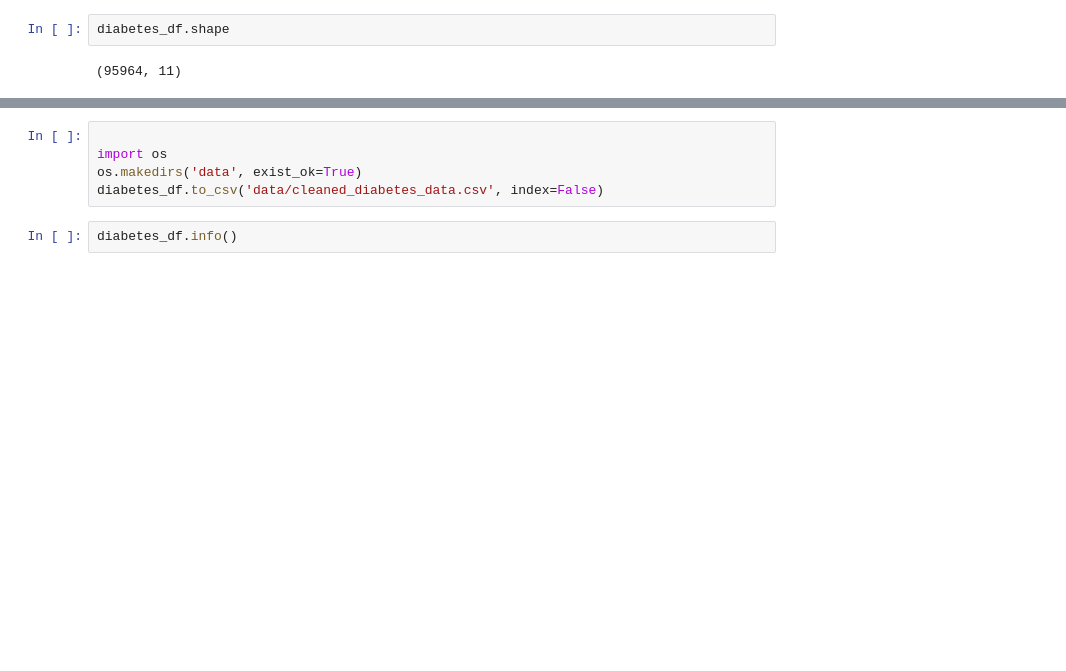
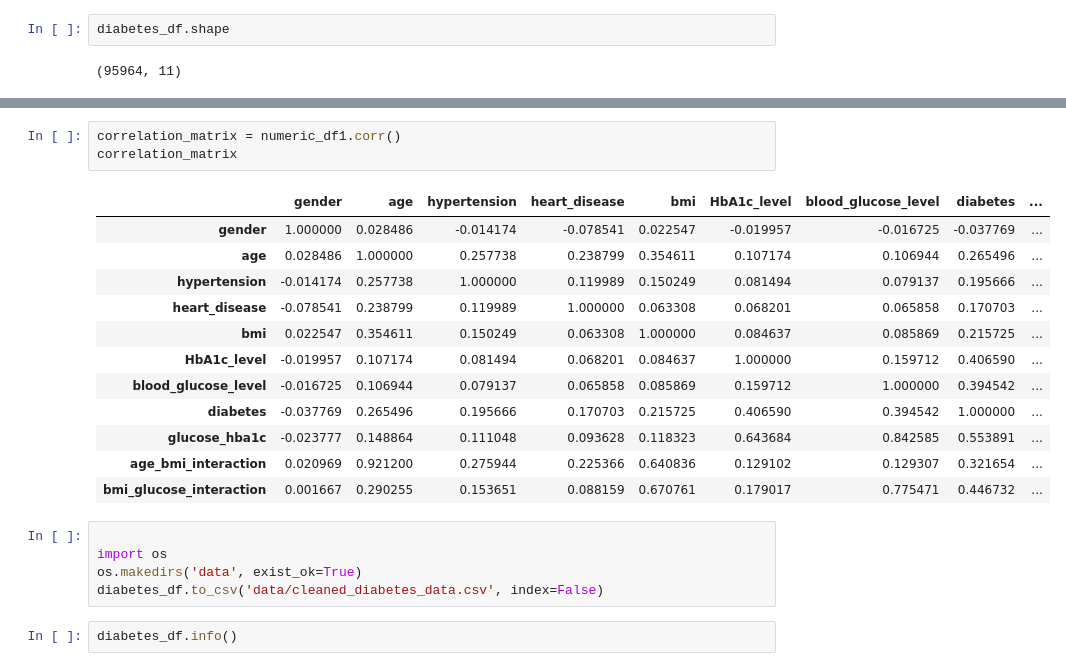
Before and after one commit to Shansgupta/MultipleDiseasePrediction, a Jupyter notebook: EDA_and_FE.ipynb, the cells around one changed output, grey strips where cells are left out. Drawn from its saved outputs; the diff is of its cells as text; blank space fills up the shorter version.

```diff
--- a/EDA_and_FE.ipynb
+++ b/EDA_and_FE.ipynb
@@ -325,3 +387,19 @@ diabetes_df.shape
+# %%
+correlation_matrix = numeric_df1.corr()
+correlation_matrix
+# %% [output]
+|  | gender | age | hypertension | heart_disease | bmi | HbA1c_level | blood_glucose_level | diabetes | ... |
+| gender | 1.000000 | 0.028486 | -0.014174 | -0.078541 | 0.022547 | -0.019957 | -0.016725 | -0.037769 | ... |
+| age | 0.028486 | 1.000000 | 0.257738 | 0.238799 | 0.354611 | 0.107174 | 0.106944 | 0.265496 | ... |
+| hypertension | -0.014174 | 0.257738 | 1.000000 | 0.119989 | 0.150249 | 0.081494 | 0.079137 | 0.195666 | ... |
+| heart_disease | -0.078541 | 0.238799 | 0.119989 | 1.000000 | 0.063308 | 0.068201 | 0.065858 | 0.170703 | ... |
+| bmi | 0.022547 | 0.354611 | 0.150249 | 0.063308 | 1.000000 | 0.084637 | 0.085869 | 0.215725 | ... |
+| HbA1c_level | -0.019957 | 0.107174 | 0.081494 | 0.068201 | 0.084637 | 1.000000 | 0.159712 | 0.406590 | ... |
+| blood_glucose_level | -0.016725 | 0.106944 | 0.079137 | 0.065858 | 0.085869 | 0.159712 | 1.000000 | 0.394542 | ... |
+| diabetes | -0.037769 | 0.265496 | 0.195666 | 0.170703 | 0.215725 | 0.406590 | 0.394542 | 1.000000 | ... |
+| glucose_hba1c | -0.023777 | 0.148864 | 0.111048 | 0.093628 | 0.118323 | 0.643684 | 0.842585 | 0.553891 | ... |
+| age_bmi_interaction | 0.020969 | 0.921200 | 0.275944 | 0.225366 | 0.640836 | 0.129102 | 0.129307 | 0.321654 | ... |
+| bmi_glucose_interaction | 0.001667 | 0.290255 | 0.153651 | 0.088159 | 0.670761 | 0.179017 | 0.775471 | 0.446732 | ... |
 # %%
 
 import os
```
Also changed, not shown: parts of 10 cells of this notebook, 1 other file.
